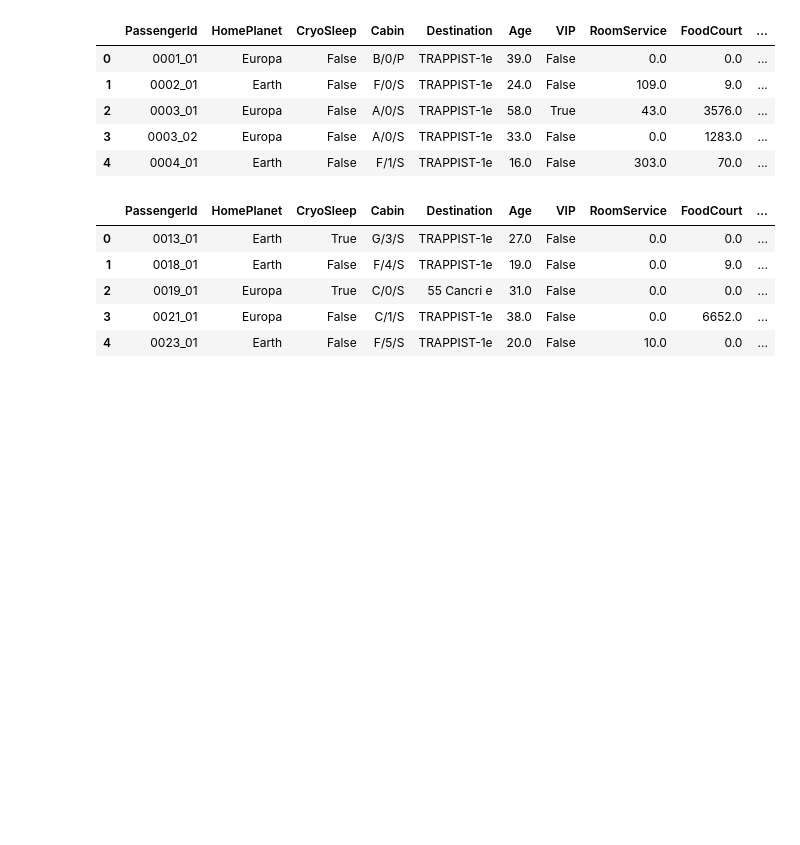
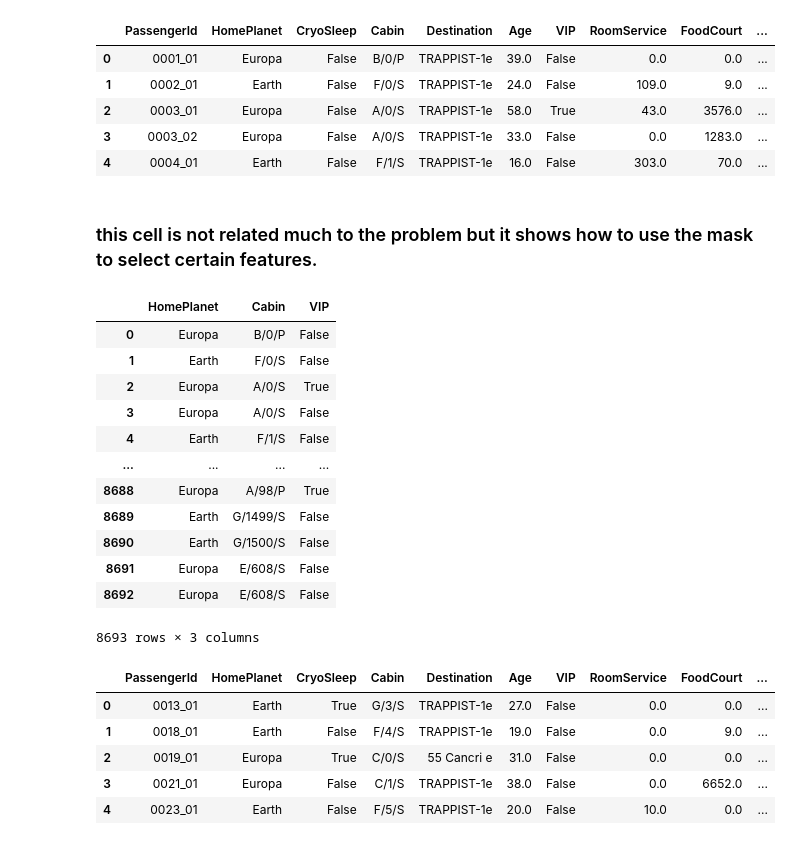
Before and after one commit to abdelazizSalah/Machine-Learning-Track, a Jupyter notebook: 180Course/session5/Assignment/titanicSpaceShip.ipynb, the cells around one changed output. Drawn from its saved outputs; the diff is of its cells as text; code cells hidden in the pictures; blank space fills up the shorter version.

```diff
--- a/180Course/session5/Assignment/titanicSpaceShip.ipynb
+++ b/180Course/session5/Assignment/titanicSpaceShip.ipynb
@@ -33,6 +33,28 @@ train_df.head()
 | 2 | 0003_01 | Europa | False | A/0/S | TRAPPIST-1e | 58.0 | True | 43.0 | 3576.0 | ... |
 | 3 | 0003_02 | Europa | False | A/0/S | TRAPPIST-1e | 33.0 | False | 0.0 | 1283.0 | ... |
 | 4 | 0004_01 | Earth | False | F/1/S | TRAPPIST-1e | 16.0 | False | 303.0 | 70.0 | ... |
+# %% [markdown]
+### this cell is not related much to the problem but it shows how to use the mask to select certain features.
+# %%
+# 1. select features
+features = ['HomePlanet', 'Cabin', 'VIP']
+# 2. create a new df with masking the features.
+train = train_df[features]
+train
+# %% [output]
+|  | HomePlanet | Cabin | VIP |
+| 0 | Europa | B/0/P | False |
+| 1 | Earth | F/0/S | False |
+| 2 | Europa | A/0/S | True |
+| 3 | Europa | A/0/S | False |
+| 4 | Earth | F/1/S | False |
+| ... | ... | ... | ... |
+| 8688 | Europa | A/98/P | True |
+| 8689 | Earth | G/1499/S | False |
+| 8690 | Earth | G/1500/S | False |
+| 8691 | Europa | E/608/S | False |
+| 8692 | Europa | E/608/S | False |
+8693 rows × 3 columns
 # %%
 test_df.head()
 # %% [output]
```
